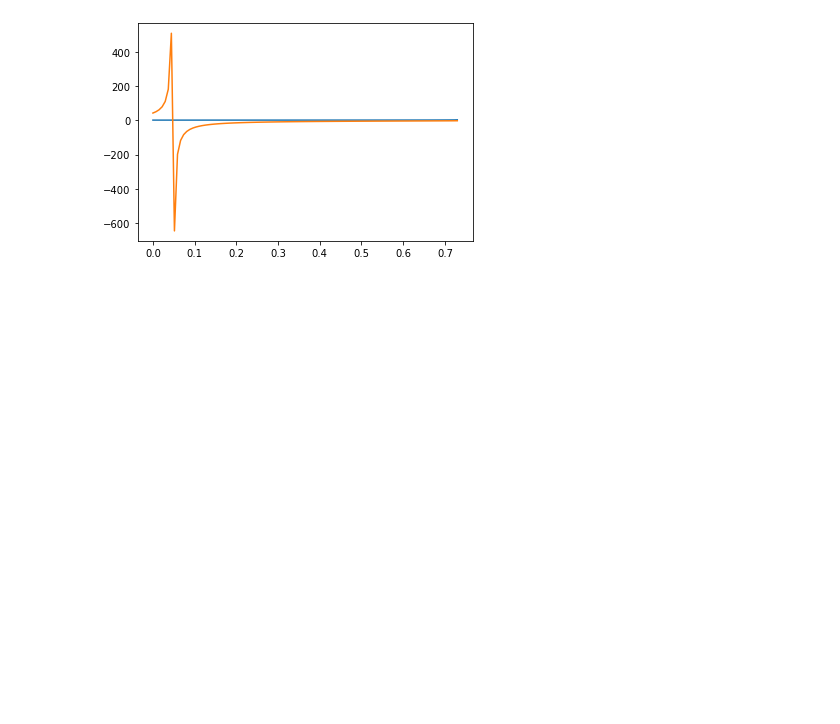
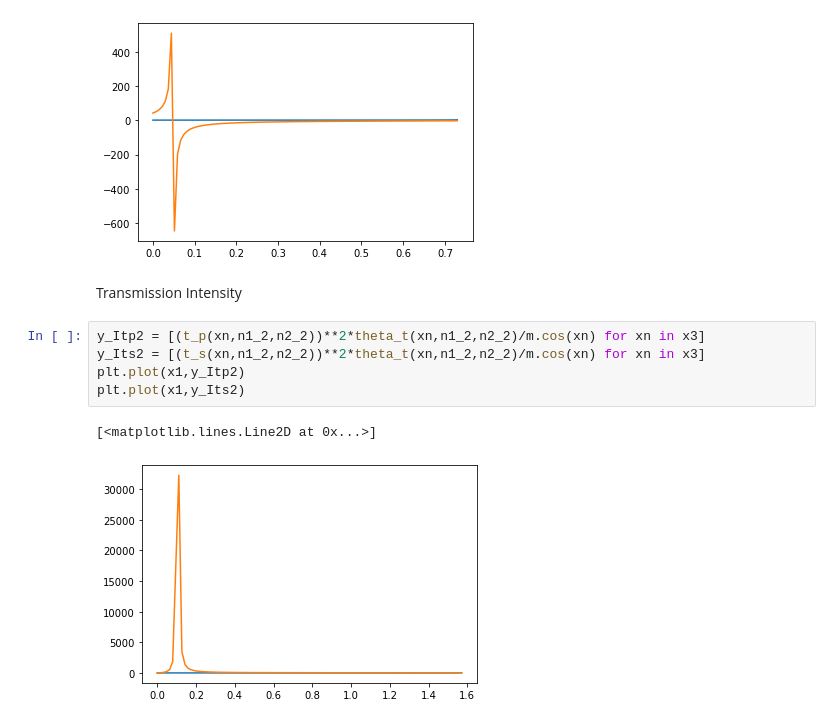
Before and after one commit to jhoyland/PHYS3710F22, a Jupyter notebook: Reflection and Transmission Worksheet.ipynb, the cells around one changed output. Saved outputs shown, nothing was run; the diff lists cells and outputs as text; blank space fills up the shorter version.

```diff
--- a/Reflection and Transmission Worksheet.ipynb
+++ b/Reflection and Transmission Worksheet.ipynb
@@ -96,3 +106,13 @@ plt.plot(x3,y_ts2)
 # %% [output]
 [<matplotlib.lines.Line2D at 0x...>]
 [figure]
+# %% [markdown]
+Transmission Intensity
+# %%
+y_Itp2 = [(t_p(xn,n1_2,n2_2))**2*theta_t(xn,n1_2,n2_2)/m.cos(xn) for xn in x3]
+y_Its2 = [(t_s(xn,n1_2,n2_2))**2*theta_t(xn,n1_2,n2_2)/m.cos(xn) for xn in x3]
+plt.plot(x1,y_Itp2)
+plt.plot(x1,y_Its2)
+# %% [output]
+[<matplotlib.lines.Line2D at 0x...>]
+[figure, added]
```
Also changed, not shown: parts of 3 cells of this notebook.
